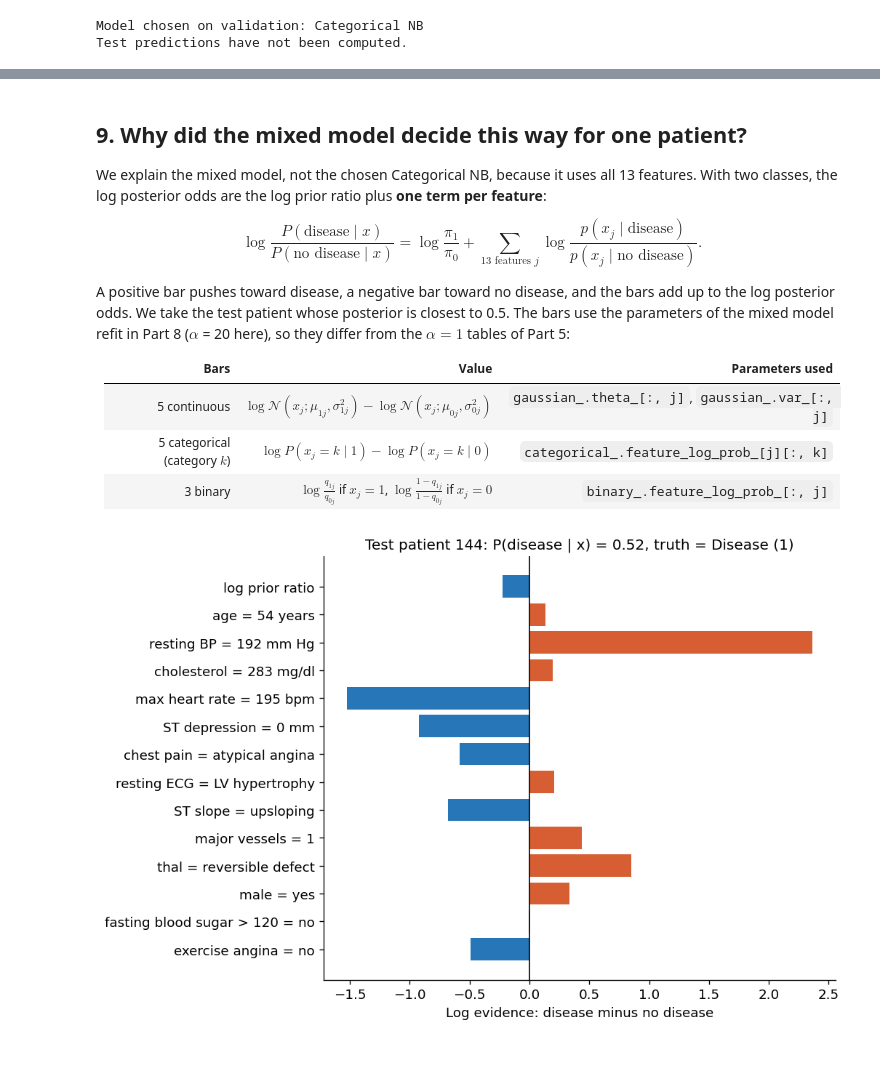
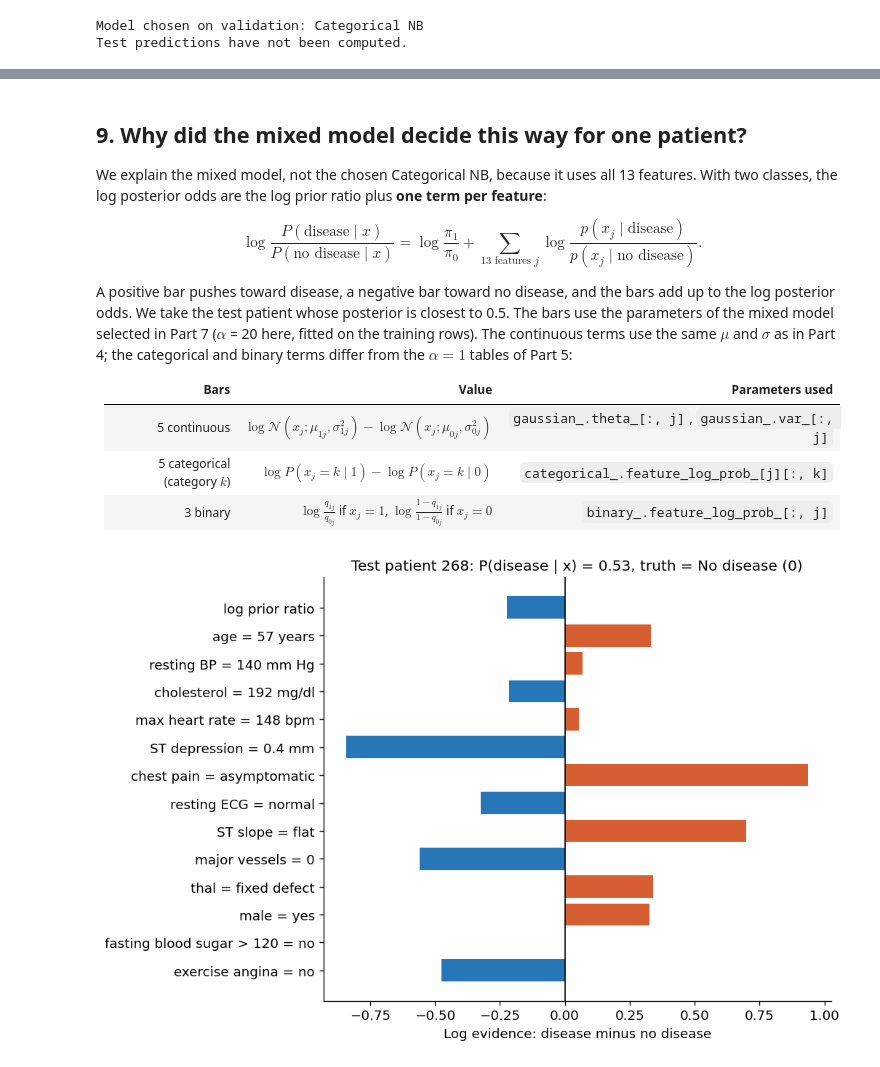
Before and after one commit to YuxiaoLee/EECE5644_Recitation, a Jupyter notebook: Recitation5.ipynb, the cells around one changed output, grey strips where cells are left out. Cells and saved outputs as stored; diff of their text form; code cells hidden in the pictures.

```diff
--- a/Recitation5.ipynb
+++ b/Recitation5.ipynb
@@ -597,22 +948,23 @@ def evaluate(y_true, probability):
             'log loss': log_loss(y_true, probability, labels=[0, 1])}
 
 def tune_on_validation(experiments, labels, fit_rows, val_rows):
-    """Fit every setting on train and score it on validation; the lowest log loss wins."""
-    best_settings, records = {}, []
+    """Fit every setting on train and score it on validation; keep the fitted model with the lowest log loss."""
+    best_settings, best_models, records = {}, {}, []
     for name, (X, grid, make_model) in experiments.items():
-        scored = []
+        scored, fitted = [], []
         for setting in grid:
             model = make_model(setting).fit(X[fit_rows], labels[fit_rows])          # Fit on train only.
             scores = evaluate(labels[val_rows], model.predict_proba(X[val_rows]))  # Score on validation.
             scored.append({'val ' + k: v for k, v in scores.items()})
+            fitted.append(model)
         table = pd.DataFrame(scored)
         best = table['val log loss'].idxmin()
-        best_settings[name] = grid[best]
+        best_settings[name], best_models[name] = grid[best], fitted[best]
         records.append({'model': name, 'selected settings': str(grid[best]),
                         **table.loc[best, ['val accuracy', 'val log loss']].to_dict()})
     results = pd.DataFrame(records)
     chosen = results.loc[results['val log loss'].idxmin(), 'model']
-    return results, best_settings, chosen
+    return results, best_settings, best_models, chosen
 
 prior_grid = [{'positive_prior': p} for p in POSITIVE_PRIORS]
 alpha_prior_grid = [{'alpha': a, 'positive_prior': p} for a in ALPHAS for p in POSITIVE_PRIORS]
@@ -631,7 +983,8 @@ experiments = {
                  lambda s: MixedNaiveBayes(alpha=s['alpha'], priors=prior_vector(s['positive_prior'])))
 }
 
-validation_results, best_settings, chosen_model = tune_on_validation(experiments, y, train_idx, val_idx)
+validation_results, best_settings, best_models, chosen_model = tune_on_validation(
+    experiments, y, train_idx, val_idx)
 display(validation_results.round(4))
 print('Model chosen on validation:', chosen_model)
 print('Test predictions have not been computed.')
@@ -652,19 +1090,20 @@ the other rows are for comparison only.
 # %%
-def report_on_test(experiments, best_settings, chosen, labels, fit_rows, val_rows, test_rows):
-    """Refit each frozen setting on train + validation, then predict the test rows once."""
-    refit_rows = np.concatenate([fit_rows, val_rows])
-    records, probabilities, models = [], {}, {}
-    for name, (X, grid, make_model) in experiments.items():
-        models[name] = make_model(best_settings[name]).fit(X[refit_rows], labels[refit_rows])
-        probabilities[name] = models[name].predict_proba(X[test_rows])  # The only use of the test rows.
+def report_on_test(best_models, experiments, best_settings, validation_results, chosen, labels, test_rows):
+    """Predict the test rows once with each model selected on validation (no refitting)."""
+    val_loss = validation_results.set_index('model')['val log loss']
+    records, probabilities = [], {}
+    for name, model in best_models.items():
+        X = experiments[name][0]                                  # This model's feature columns.
+        probabilities[name] = model.predict_proba(X[test_rows])  # The only use of the test rows.
         scores = evaluate(labels[test_rows], probabilities[name])
-        records.append({'model': name, 'selected settings': str(best_settings[name]),
-                        'chosen on validation': name == chosen,
+        records.append({'model': name, 'settings chosen on validation': str(best_settings[name]),
+                        'val log loss': val_loss[name],
+                        'final model (lowest val log loss)': name == chosen,
                         **{'test ' + k: v for k, v in scores.items()}})
-    return pd.DataFrame(records), probabilities, models
+    return pd.DataFrame(records), probabilities
 
-test_results, test_probabilities, final_models = report_on_test(
-    experiments, best_settings, chosen_model, y, train_idx, val_idx, test_idx
+test_results, test_probabilities = report_on_test(
+    best_models, experiments, best_settings, validation_results, chosen_model, y, test_idx
 )
 display(test_results.round(4))
 final = test_results.set_index('model').loc[chosen_model]
@@ -675,7 +1114,7 @@ matrix = confusion_matrix(y[test_idx], test_probabilities[chosen_model].argmax(a
 display(pd.DataFrame(matrix, index=['true: no disease', 'true: disease'],
                      columns=['predicted: no disease', 'predicted: disease']))
 
-# Same accuracy, different log loss: how confident is each model on the test patients?
+# Accuracy vs log loss: how confident is each model on the test patients?
 for name in ['Categorical NB', 'Mixed NB']:
     confidence = test_probabilities[name].max(axis=1)
     wrong = test_probabilities[name].argmax(axis=1) != y[test_idx]
@@ -704,8 +1225,9 @@ $$\log\frac{P(\text{disease}\mid x)}{P(\text{no disease}\mid x)}
 
 A positive bar pushes toward disease, a negative bar toward no disease, and the bars add
 up to the log posterior odds. We take the test patient whose posterior is closest to 0.5.
-The bars use the parameters of the mixed model refit in Part 8 ($\alpha$ = 20 here), so
-they differ from the $\alpha=1$ tables of Part 5:
+The bars use the parameters of the mixed model selected in Part 7 ($\alpha$ = 20 here,
+fitted on the training rows). The continuous terms use the same $\mu$ and $\sigma$ as in
+Part 4; the categorical and binary terms differ from the $\alpha=1$ tables of Part 5:
 
 | Bars | Value | Parameters used |
 |---|---|---|
@@ -713,35 +1235,35 @@ they differ from the $\alpha=1$ tables of Part 5:
 | 5 categorical (category $k$) | $\log P(x_j=k\mid 1)-\log P(x_j=k\mid 0)$ | `categorical_.feature_log_prob_[j][:, k]` |
 | 3 binary | $\log\frac{q_{1j}}{q_{0j}}$ if $x_j=1$, $\log\frac{1-q_{1j}}{1-q_{0j}}$ if $x_j=0$ | `binary_.feature_log_prob_[:, j]` |
 # %%
-mixed_final = final_models['Mixed NB']  # Refit on train + validation in Part 8.
+mixed_final = best_models['Mixed NB']  # Selected in Part 7: alpha = 20, fitted on the training rows.
 p_disease = test_probabilities['Mixed NB'][:, 1]
 row = test_idx[np.argmin(np.abs(p_disease - 0.5))]
 x = X_mixed[row]
 
 # One log-likelihood term per feature and class, shape (2 classes, number of features).
 g = mixed_final.gaussian_
 cont_terms = norm.logpdf(x[cols_cont], g.theta_, np.sqrt(g.var_))
 cat_terms = np.column_stack([log_table[:, int(x[col])] for log_table, col
                              in zip(mixed_final.categorical_.feature_log_prob_, cols_cat)])
 q = np.exp(mixed_final.binary_.feature_log_prob_)
 bin_terms = np.where(x[cols_bin] == 1, np.log(q), np.log1p(-q))
 log_ratio = np.hstack([cont_terms, cat_terms, bin_terms])
 log_ratio = log_ratio[1] - log_ratio[0]
 prior_ratio = mixed_final.log_prior_[1] - mixed_final.log_prior_[0]
 
 # The bars must add up to the model's log posterior odds.
 p_model = mixed_final.predict_proba(x[None])[0, 1]
 assert np.isclose(prior_ratio + log_ratio.sum(), np.log(p_model / (1 - p_model)))
 
 labels = ['log prior ratio'] + readable(heart.iloc[row])  # Same X_mixed column order as log_ratio.
 values = np.r_[prior_ratio, log_ratio]
 
 fig, ax = plt.subplots(figsize=(8.5, 5.6), layout='constrained')
 ax.barh(labels[::-1], values[::-1], color=[COLORS[int(v > 0)] for v in values[::-1]])
 ax.axvline(0, color='black', lw=1)
 ax.set(xlabel='Log evidence: disease minus no disease',
        title=f'Test patient {row}: P(disease | x) = {p_model:.2f}, '
              f'truth = {CLASS_NAMES[y[row]]}')
 plt.show()
 # %% [output]
-[figure, old version]
+[figure, new version]
```
Also changed, not shown: parts of 24 cells of this notebook.
